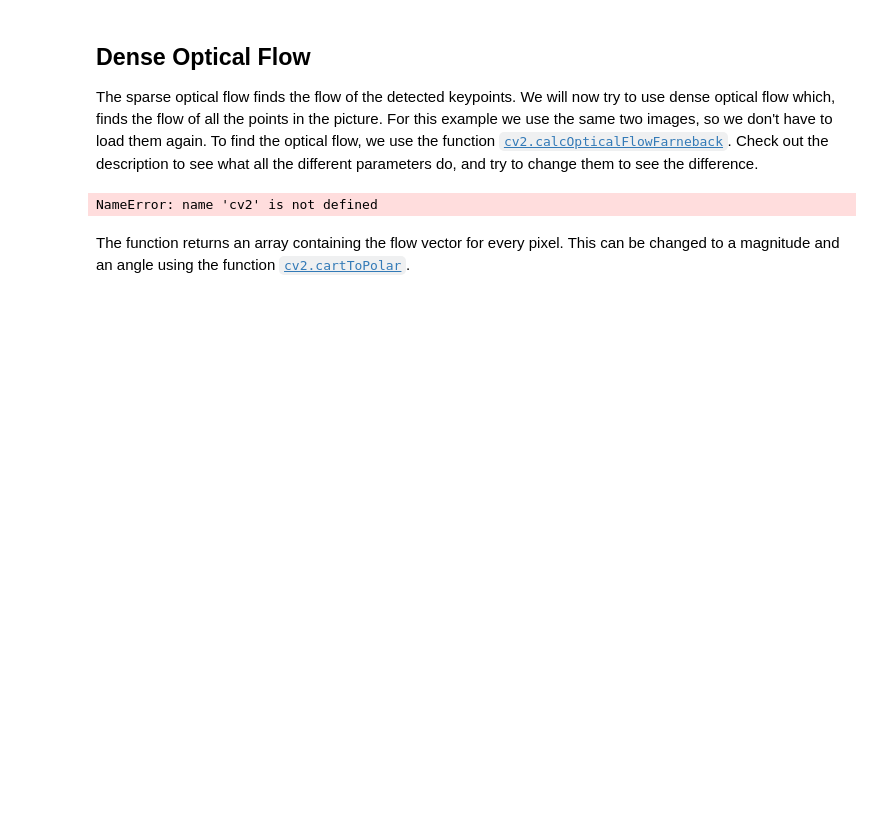
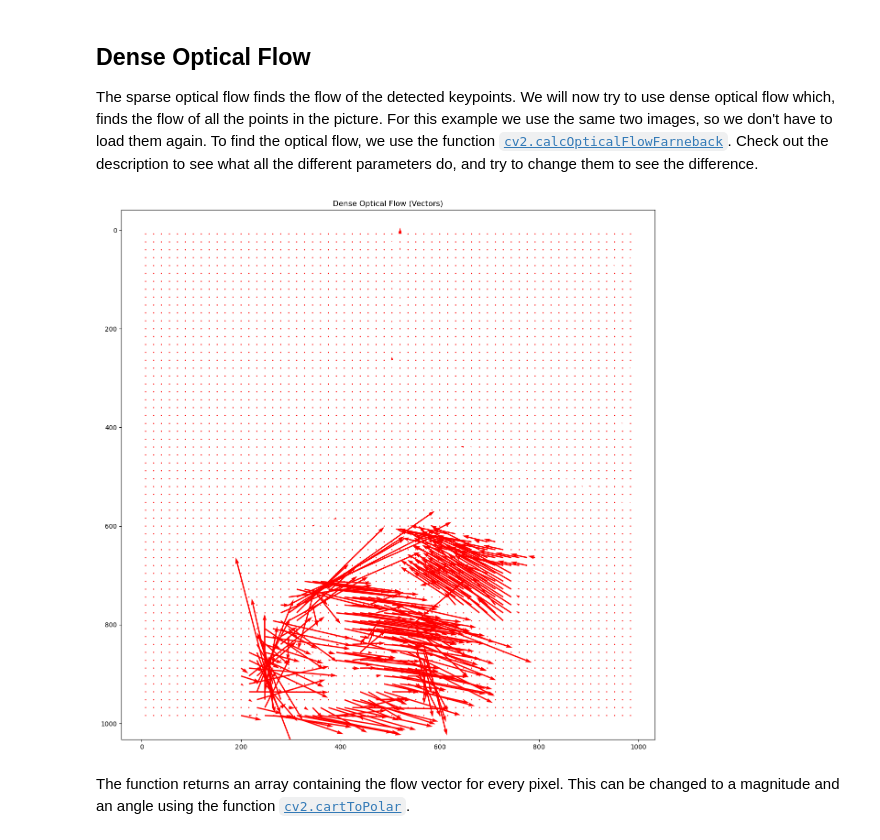
Before and after one commit to dragoselul/Perception-AutonomousSystems, a Jupyter notebook: Dragos-Solutions/Week-2/Exercise 4 - Optical Flow.ipynb, the cells around one changed output. Cells and saved outputs as stored; diff of their text form; code cells hidden in the pictures; blank space fills up the shorter version.

```diff
--- a/Dragos-Solutions/Week-2/Exercise 4 - Optical Flow.ipynb
+++ b/Dragos-Solutions/Week-2/Exercise 4 - Optical Flow.ipynb
@@ -60,10 +88,24 @@ Change the code such that only the keypoints that have moved will be showed in t
 ## Dense Optical Flow
 The sparse optical flow finds the flow of the detected keypoints. We will now try to use dense optical flow which, finds the flow of all the points in the picture.
 For this example we use the same two images, so we don't have to load them again. To find the optical flow, we use the function [`cv2.calcOpticalFlowFarneback`](https://docs.opencv.org/4.7.0/dc/d6b/group__video__track.html#ga5d10ebbd59fe09c5f650289ec0ece5af). Check out the description to see what all the different parameters do, and try to change them to see the difference.
-# %%
-flow = cv2.calcOpticalFlowFarneback(gray1, gray2, None, 0.5, 3, 15, 3, 5, 1.5, 0)
-# %% [output]
-NameError: name 'cv2' is not defined
+# %%
+flow = cv2.calcOpticalFlowFarneback(gray1, gray2, None, 0.5, 3, 15, 3, 5, 1.2, 0)
+
+if flow is None:
+    print("Flow calculation failed - check your input images")
+else:
+    step = 16
+    h, w = flow.shape[:2]
+    y, x = np.mgrid[step//2:h:step, step//2:w:step].reshape(2, -1).astype(int)
+    fx, fy = flow[y, x].T
+
+    plt.figure(figsize=(15,15))
+    plt.quiver(x, y, fx, -fy, color='r')
+    plt.title('Dense Optical Flow (Vectors)')
+    plt.gca().invert_yaxis()  # Match image coordinate system
+    plt.show()
+# %% [output]
+[figure, added]
 # %% [markdown]
 The function returns an array containing the flow vector for every pixel. This can be changed to a magnitude and an angle using the function [`cv2.cartToPolar`](https://docs.opencv.org/4.7.0/d2/de8/group__core__array.html#gac5f92f48ec32cacf5275969c33ee837d).
 # %% [markdown]
```
Also changed, not shown: parts of 4 cells of this notebook, 51 other files.
